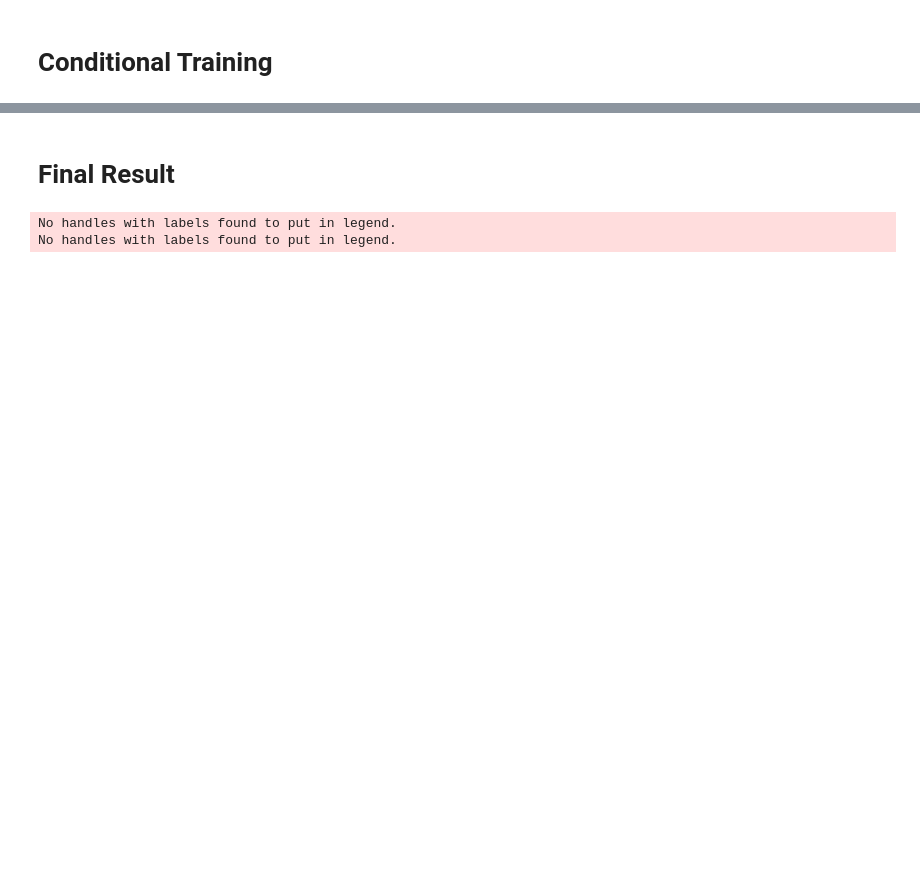
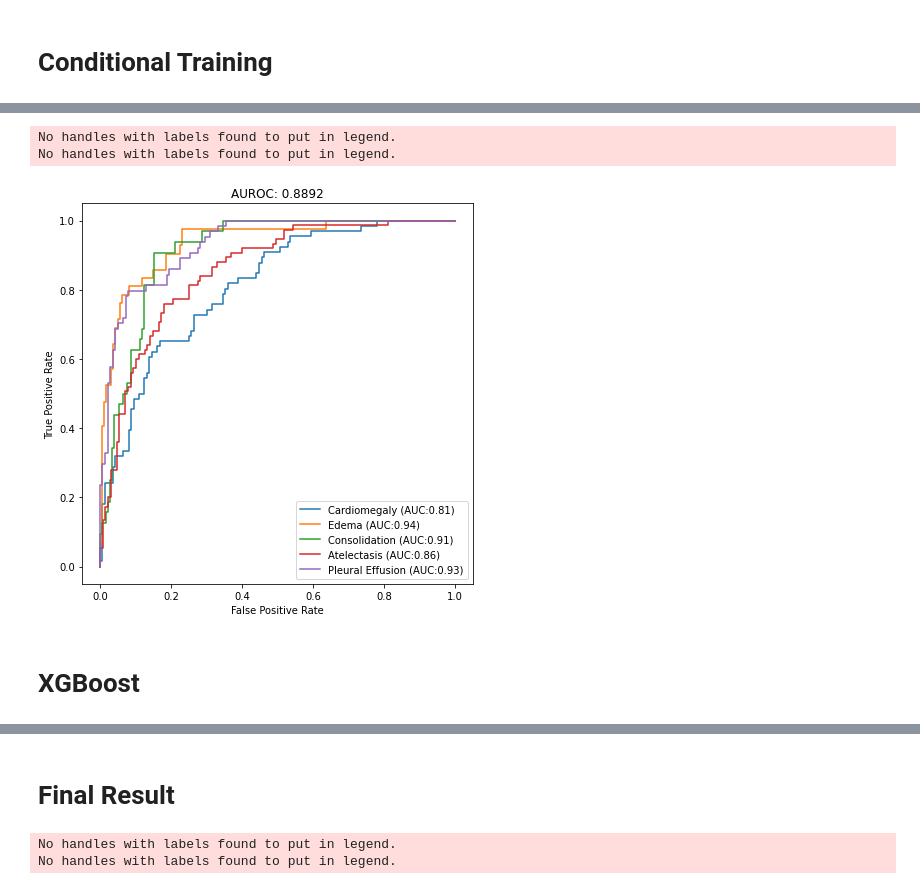
Before and after one commit to luca-nassano/ChestXRAY, a Jupyter notebook: Chexpert_Classification.ipynb, the cells around one changed output, grey strips where cells are left out. Drawn from its saved outputs; the diff is of its cells as text; code cells hidden in the pictures; blank space fills up the shorter version.

```diff
--- a/Chexpert_Classification.ipynb
+++ b/Chexpert_Classification.ipynb
@@ -700,0 +694,10 @@ nn_predictions = np.array(nn_predictions)
+# %%
+from scipy.stats import entropy
+nn_entropies = entropy([nn_predictions,1-nn_predictions],base = 2)
+nn_pred = np.average(nn_predictions,axis=0, weights=1-nn_entropies)
+# %%
+plot_result(test_Y,nn_pred)
+# %% [output]
+No handles with labels found to put in legend.
+No handles with labels found to put in legend.
+[figure, added]
@@ -700,0 +716,2 @@ nn_predictions = np.array(nn_predictions)
+# %% [markdown]
+# XGBoost
```
Also changed, not shown: parts of 23 cells of this notebook.
